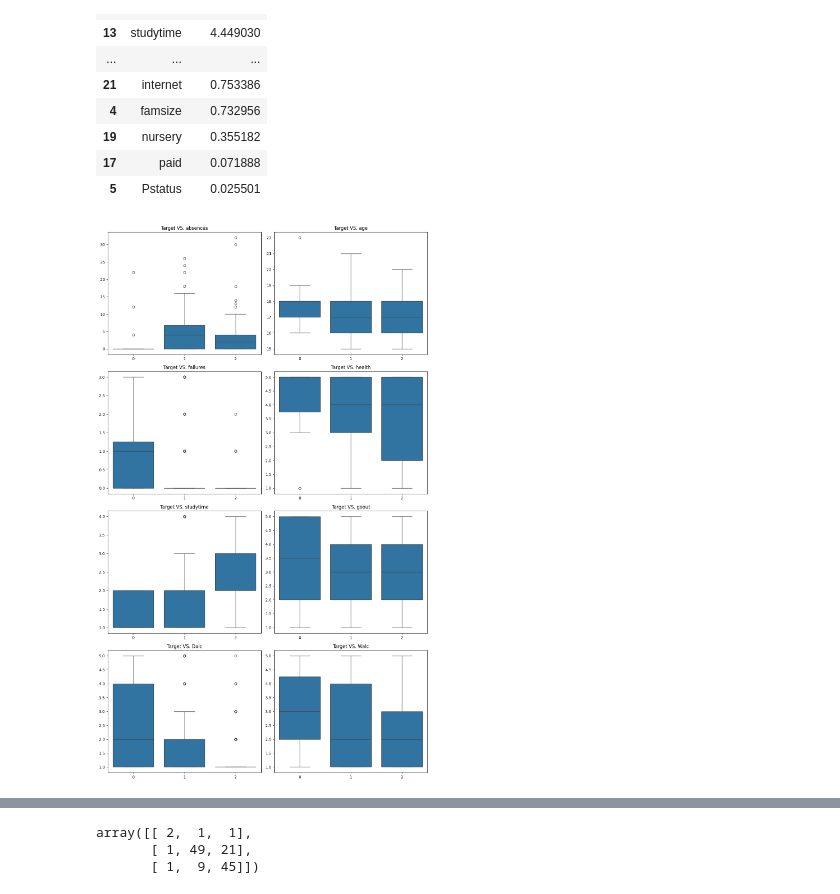
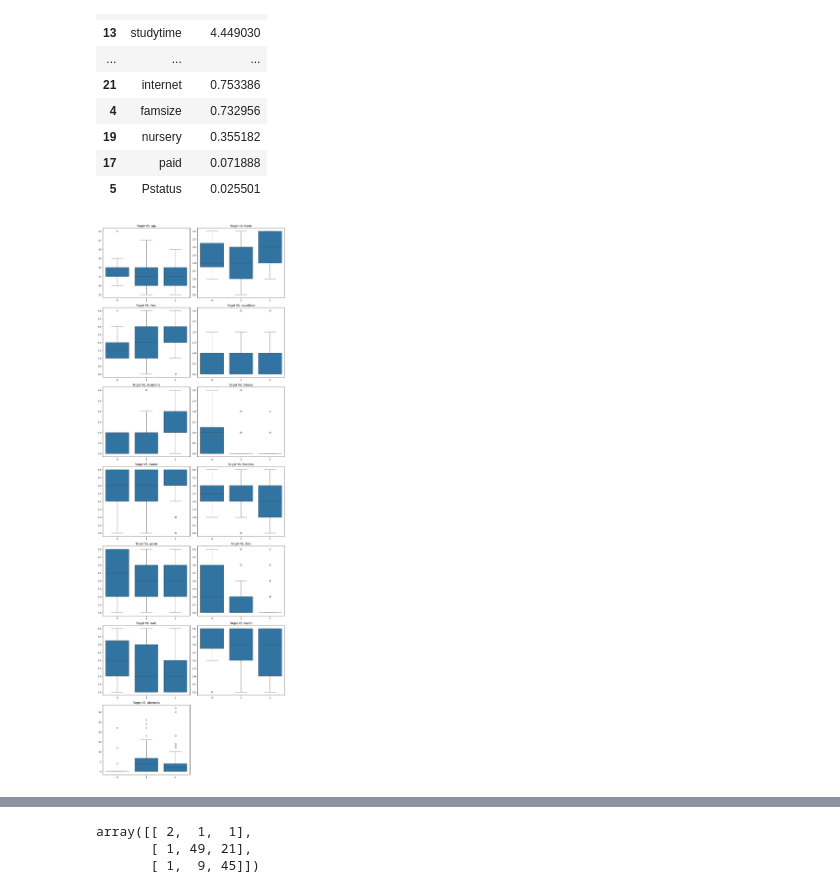
Before and after one commit to Car1LL/Student-Performance-Prediction, a Jupyter notebook: notebooks/02_Modeling.ipynb, the cells around one changed output, grey strips where cells are left out. Cells and saved outputs as stored; diff of their text form; code cells hidden in the pictures.

```diff
--- a/notebooks/02_Modeling.ipynb
+++ b/notebooks/02_Modeling.ipynb
@@ -801,31 +803,25 @@ importance_df
 | 17 | paid | 0.071888 |
 | 5 | Pstatus | 0.025501 |
 # %%
-features_to_check = [
-    "absences",
-    "age",
-    "failures",
-    "health",
-    "studytime",
-    "goout",
-    "Dalc",
-    "Walc"
-]
+features_to_check = df.select_dtypes(include=["int"]).columns.tolist()
 
 n_cols = 2
 n_rows = (len(features_to_check) + n_cols -1) // 2
 
 fig, axes = plt.subplots(n_rows, n_cols, figsize=(12, n_rows*5))
 
 axes = axes.flatten()
 
 for i, col in enumerate(features_to_check):
     sns.boxplot(data=X_train, x=y_train, y=col, ax=axes[i])
     axes[i].set_xlabel("")
     axes[i].set_ylabel("")
     axes[i].set_title(f"Target VS. {col}")
 
+for j in range(len(features_to_check), len(axes)):
+    fig.delaxes(axes[j])
+
 plt.tight_layout()
 plt.show()
 # %% [output]
-[figure, old version]
+[figure, new version]
```
Also changed, not shown: parts of 8 cells of this notebook.
